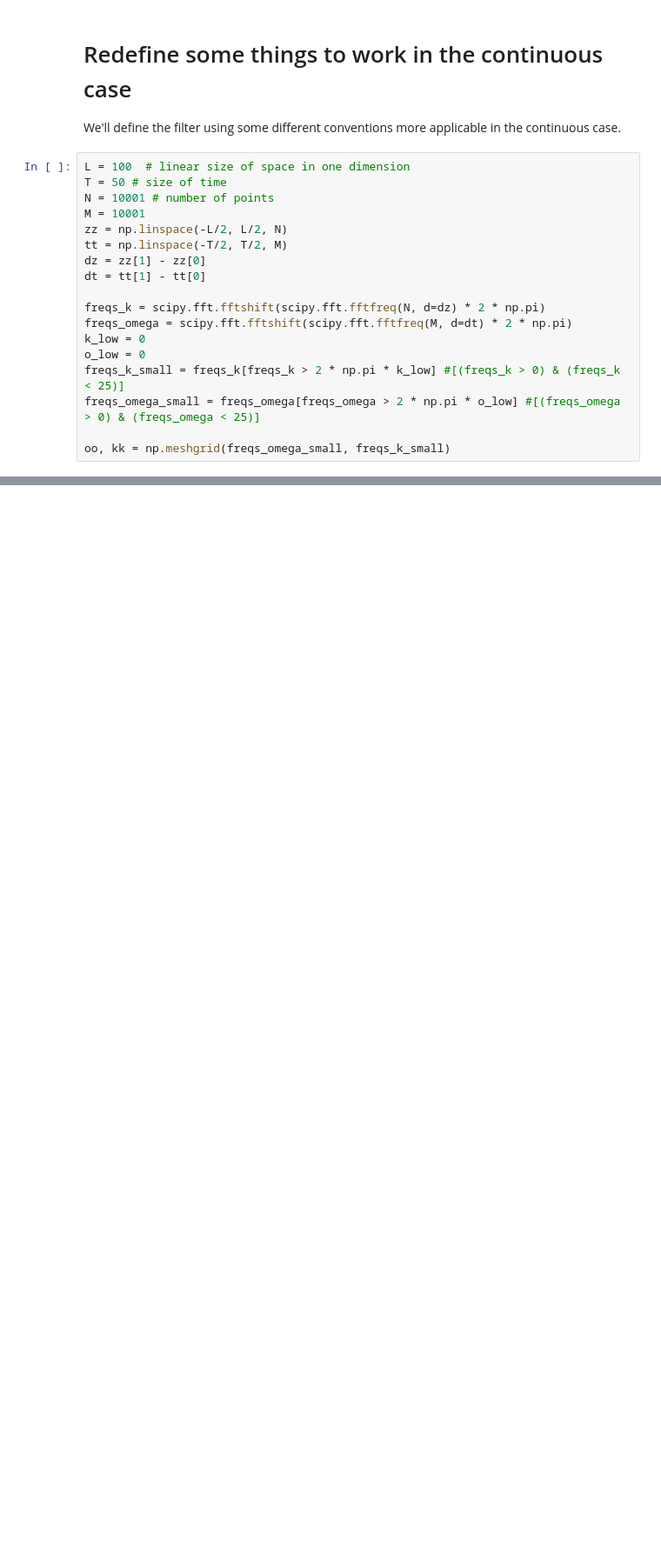
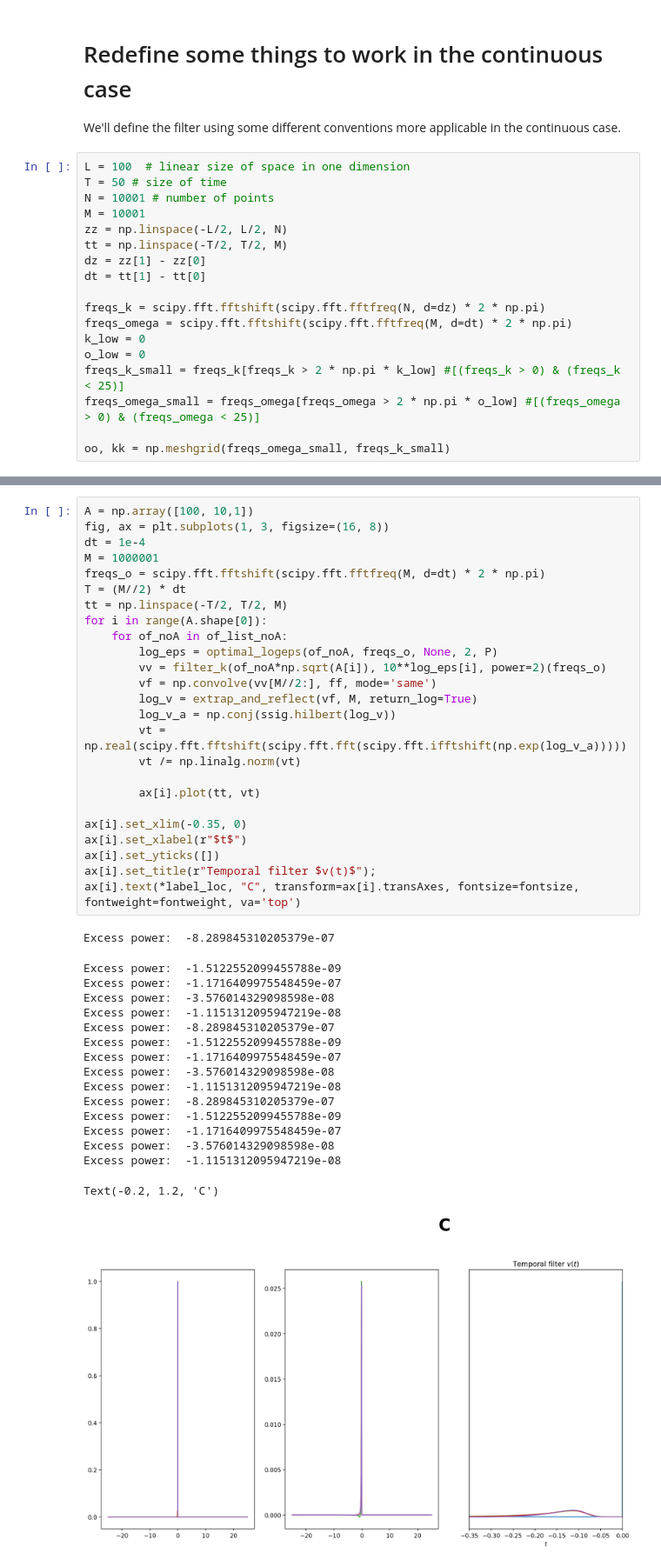
Before and after one commit to pearsonlab/efficientcodingcolor, a Jupyter notebook: Code/mosaic_density_color_original_modif.ipynb, the cells around one changed output, grey strips where cells are left out. Shown at 87% size. Cells and saved outputs as stored; diff of their text form; blank space fills up the shorter version.

```diff
--- a/Code/mosaic_density_color_original_modif.ipynb
+++ b/Code/mosaic_density_color_original_modif.ipynb
@@ -497,0 +610,43 @@ def optimal_logeps(kf_noA, freqs, klims, power, P):
+# %%
+A = np.array([100, 10,1])
+fig, ax = plt.subplots(1, 3, figsize=(16, 8))
+dt = 1e-4
+M = 1000001
+freqs_o = scipy.fft.fftshift(scipy.fft.fftfreq(M, d=dt) * 2 * np.pi)
+T = (M//2) * dt
+tt = np.linspace(-T/2, T/2, M)
+for i in range(A.shape[0]):
+    for of_noA in of_list_noA:
+        log_eps = optimal_logeps(of_noA, freqs_o, None, 2, P)
+        vv = filter_k(of_noA*np.sqrt(A[i]), 10**log_eps[i], power=2)(freqs_o)
+        vf = np.convolve(vv[M//2:], ff, mode='same')
+        log_v = extrap_and_reflect(vf, M, return_log=True)
+        log_v_a = np.conj(ssig.hilbert(log_v))
+        vt = np.real(scipy.fft.fftshift(scipy.fft.fft(scipy.fft.ifftshift(np.exp(log_v_a)))))
+        vt /= np.linalg.norm(vt)
+
+        ax[i].plot(tt, vt)
+
+ax[i].set_xlim(-0.35, 0)
+ax[i].set_xlabel(r"$t$")
+ax[i].set_yticks([])
+ax[i].set_title(r"Temporal filter $v(t)$");
+ax[i].text(*label_loc, "C", transform=ax[i].transAxes, fontsize=fontsize, fontweight=fontweight, va='top')
+# %% [output]
+Excess power:  -8.289845310205379e-07
+Excess power:  -1.5122552099455788e-09
+Excess power:  -1.1716409975548459e-07
+Excess power:  -3.576014329098598e-08
+Excess power:  -1.1151312095947219e-08
+Excess power:  -8.289845310205379e-07
+Excess power:  -1.5122552099455788e-09
+Excess power:  -1.1716409975548459e-07
+Excess power:  -3.576014329098598e-08
+Excess power:  -1.1151312095947219e-08
+Excess power:  -8.289845310205379e-07
+Excess power:  -1.5122552099455788e-09
+Excess power:  -1.1716409975548459e-07
+Excess power:  -3.576014329098598e-08
+Excess power:  -1.1151312095947219e-08
+Text(-0.2, 1.2, 'C')
+[figure, added]
```
Also changed, not shown: parts of 15 cells of this notebook, 19 other files.
